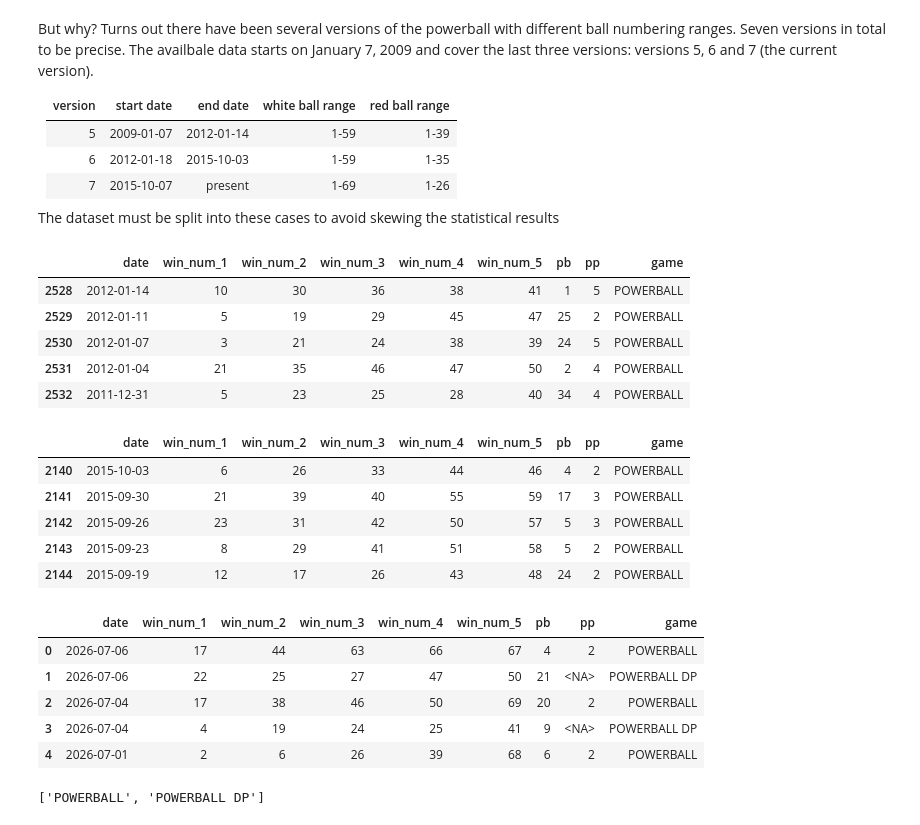
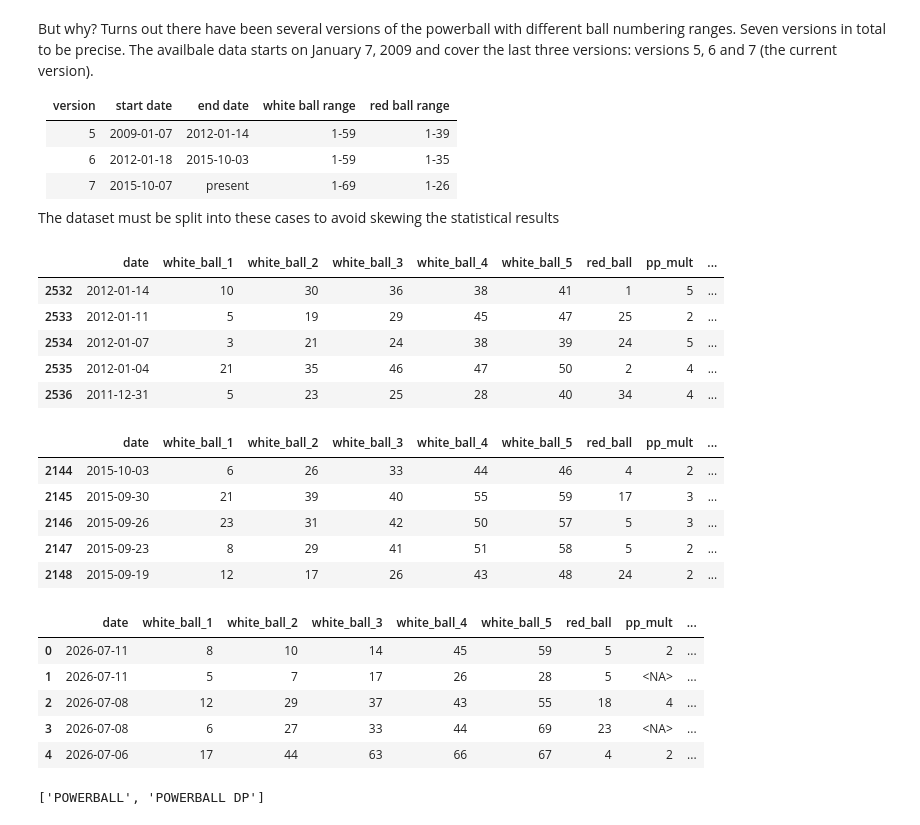
Before and after one commit to lyrivera/lottery, a Jupyter notebook: lottery.ipynb, the cells around one changed output. Saved outputs shown, nothing was run; the diff lists cells and outputs as text; code cells hidden in the pictures.

```diff
--- a/lottery.ipynb
+++ b/lottery.ipynb
@@ -11,6 +16,6 @@ import numpy as np
 # %%
-# ignore first page ==> additional content creates a reading error
-df_lst_raw = tabula.read_pdf("pb.pdf", pages=[x for x in range(2, 90)])
+# ignore first page ==> additional content creates a parsing problems
+df_lst_raw = tabula.read_pdf("pb.pdf", pages="2-90")
 # %% [output]
 Failed to import jpype dependencies. Fallback to subprocess.
 No module named 'jpype'
@@ -53,13 +59,13 @@ df.head()
 The column names are all messed up, lets fix them.
 # %%
 df = df.rename(columns = {"Draw Date": "date",
-                     "Winning Numbers": "win_num_1",
-                     "Game": "win_num_2",
-                     "Unnamed: 0": "win_num_3",
-                     "Unnamed: 1": "win_num_4",
-                     "Unnamed: 2": "win_num_5",
-                     "Unnamed: 3": "pb", # Power Ball number
-                     "Unnamed: 4": "pp", # Power Ball multiplier
+                     "Winning Numbers": "white_ball_1",
+                     "Game": "white_ball_2",
+                     "Unnamed: 0": "white_ball_3",
+                     "Unnamed: 1": "white_ball_4",
+                     "Unnamed: 2": "white_ball_5",
+                     "Unnamed: 3": "red_ball", # Power Ball number
+                     "Unnamed: 4": "pp_mult",  # Power Play multiplier
                      "Unnamed: 5": "game"})
 # %%
 df.head()
@@ -92,14 +98,14 @@ memory usage: 198.1 KB
 # %% [markdown]
 Much better, but there's still some problemns. The `pb` and `pp` columns are `str` type and need to be `int`. Before they can be casted, the additinal characters (PB, X) must be removed from each column. The date is also a `str`, so needs to be converted to a date type if date operation are needed.
 # %%
-df['pb'] = df['pb'].str.replace('PB ', '', regex=False)
-df['pp'] = df['pp'].str.replace('X', '', regex=False)
+df['red_ball'] = df['red_ball'].str.replace('PB ', '', regex=False)
+df['pp_mult'] = df['pp_mult'].str.replace('X', '', regex=False)
 # %%
-df['pb'] = df['pb'].astype(int)
+df['red_ball'] = df['red_ball'].astype(int)
 # the astype method cannot be used directly with the pp column since it contain NaN strings which cannot be
 # casted to int directly. Instead we use the to_numeric method with the "coerce" option which forces the casting
 # on the valid elements but asigns NaN to the unvalid ones.
-df['pp'] = pd.to_numeric(df['pp'], errors="coerce").astype("Int64")
+df['pp_mult'] = pd.to_numeric(df['pp_mult'], errors="coerce").astype("Int64")
 df["date"] = pd.to_datetime(df["date"])
 # %%
 df.head()
@@ -161,37 +167,37 @@ But why? Turns out there have been several versions of the powerball with differ
 The dataset must be split into these cases to avoid skewing the statistical results
 # %%
 df_v5 = df[ (df["date"] >= "2009-01-07") & (df["date"] <= "2012-01-14")]
-assert df_v5["pb"].max(axis=None) == 39, "Power ball numbers out of range!"
+assert df_v5["red_ball"].max(axis=None) == 39, "Power ball numbers out of range!"
 df_v5.head()
 # %% [output]
-|  | date | win_num_1 | win_num_2 | win_num_3 | win_num_4 | win_num_5 | pb | pp | game |
-| 2528 | 2012-01-14 | 10 | 30 | 36 | 38 | 41 | 1 | 5 | POWERBALL |
-| 2529 | 2012-01-11 | 5 | 19 | 29 | 45 | 47 | 25 | 2 | POWERBALL |
-| 2530 | 2012-01-07 | 3 | 21 | 24 | 38 | 39 | 24 | 5 | POWERBALL |
-| 2531 | 2012-01-04 | 21 | 35 | 46 | 47 | 50 | 2 | 4 | POWERBALL |
-| 2532 | 2011-12-31 | 5 | 23 | 25 | 28 | 40 | 34 | 4 | POWERBALL |
+|  | date | white_ball_1 | white_ball_2 | white_ball_3 | white_ball_4 | white_ball_5 | red_ball | pp_mult | ... |
+| 2532 | 2012-01-14 | 10 | 30 | 36 | 38 | 41 | 1 | 5 | ... |
+| 2533 | 2012-01-11 | 5 | 19 | 29 | 45 | 47 | 25 | 2 | ... |
+| 2534 | 2012-01-07 | 3 | 21 | 24 | 38 | 39 | 24 | 5 | ... |
+| 2535 | 2012-01-04 | 21 | 35 | 46 | 47 | 50 | 2 | 4 | ... |
+| 2536 | 2011-12-31 | 5 | 23 | 25 | 28 | 40 | 34 | 4 | ... |
 # %%
 df_v6 = df[ (df["date"] >= "2012-01-18") & (df["date"] <= "2015-10-03")]
-assert df_v6["pb"].max(axis=None) == 35, "Power ball numbers out of range!"
+assert df_v6["red_ball"].max(axis=None) == 35, "Power ball numbers out of range!"
 df_v6.head()
 # %% [output]
-|  | date | win_num_1 | win_num_2 | win_num_3 | win_num_4 | win_num_5 | pb | pp | game |
-| 2140 | 2015-10-03 | 6 | 26 | 33 | 44 | 46 | 4 | 2 | POWERBALL |
-| 2141 | 2015-09-30 | 21 | 39 | 40 | 55 | 59 | 17 | 3 | POWERBALL |
-| 2142 | 2015-09-26 | 23 | 31 | 42 | 50 | 57 | 5 | 3 | POWERBALL |
-| 2143 | 2015-09-23 | 8 | 29 | 41 | 51 | 58 | 5 | 2 | POWERBALL |
-| 2144 | 2015-09-19 | 12 | 17 | 26 | 43 | 48 | 24 | 2 | POWERBALL |
+|  | date | white_ball_1 | white_ball_2 | white_ball_3 | white_ball_4 | white_ball_5 | red_ball | pp_mult | ... |
+| 2144 | 2015-10-03 | 6 | 26 | 33 | 44 | 46 | 4 | 2 | ... |
+| 2145 | 2015-09-30 | 21 | 39 | 40 | 55 | 59 | 17 | 3 | ... |
+| 2146 | 2015-09-26 | 23 | 31 | 42 | 50 | 57 | 5 | 3 | ... |
+| 2147 | 2015-09-23 | 8 | 29 | 41 | 51 | 58 | 5 | 2 | ... |
+| 2148 | 2015-09-19 | 12 | 17 | 26 | 43 | 48 | 24 | 2 | ... |
 # %%
 df_v7 = df[df["date"] >= "2015-10-07"]
-assert df_v7["pb"].max(axis=None) == 26, "Power ball numbers out of range!"
+assert df_v7["red_ball"].max(axis=None) == 26, "Power ball numbers out of range!"
 df_v7.head()
 # %% [output]
-|  | date | win_num_1 | win_num_2 | win_num_3 | win_num_4 | win_num_5 | pb | pp | game |
-| 0 | 2026-07-06 | 17 | 44 | 63 | 66 | 67 | 4 | 2 | POWERBALL |
-| 1 | 2026-07-06 | 22 | 25 | 27 | 47 | 50 | 21 | <NA> | POWERBALL DP |
-| 2 | 2026-07-04 | 17 | 38 | 46 | 50 | 69 | 20 | 2 | POWERBALL |
-| 3 | 2026-07-04 | 4 | 19 | 24 | 25 | 41 | 9 | <NA> | POWERBALL DP |
-| 4 | 2026-07-01 | 2 | 6 | 26 | 39 | 68 | 6 | 2 | POWERBALL |
+|  | date | white_ball_1 | white_ball_2 | white_ball_3 | white_ball_4 | white_ball_5 | red_ball | pp_mult | ... |
+| 0 | 2026-07-11 | 8 | 10 | 14 | 45 | 59 | 5 | 2 | ... |
+| 1 | 2026-07-11 | 5 | 7 | 17 | 26 | 28 | 5 | <NA> | ... |
+| 2 | 2026-07-08 | 12 | 29 | 37 | 43 | 55 | 18 | 4 | ... |
+| 3 | 2026-07-08 | 6 | 27 | 33 | 44 | 69 | 23 | <NA> | ... |
+| 4 | 2026-07-06 | 17 | 44 | 63 | 66 | 67 | 4 | 2 | ... |
 # %%
 df_v7["game"].unique().tolist()
 # %% [output]
```
Also changed, not shown: parts of 30 cells of this notebook, 2 other files.
